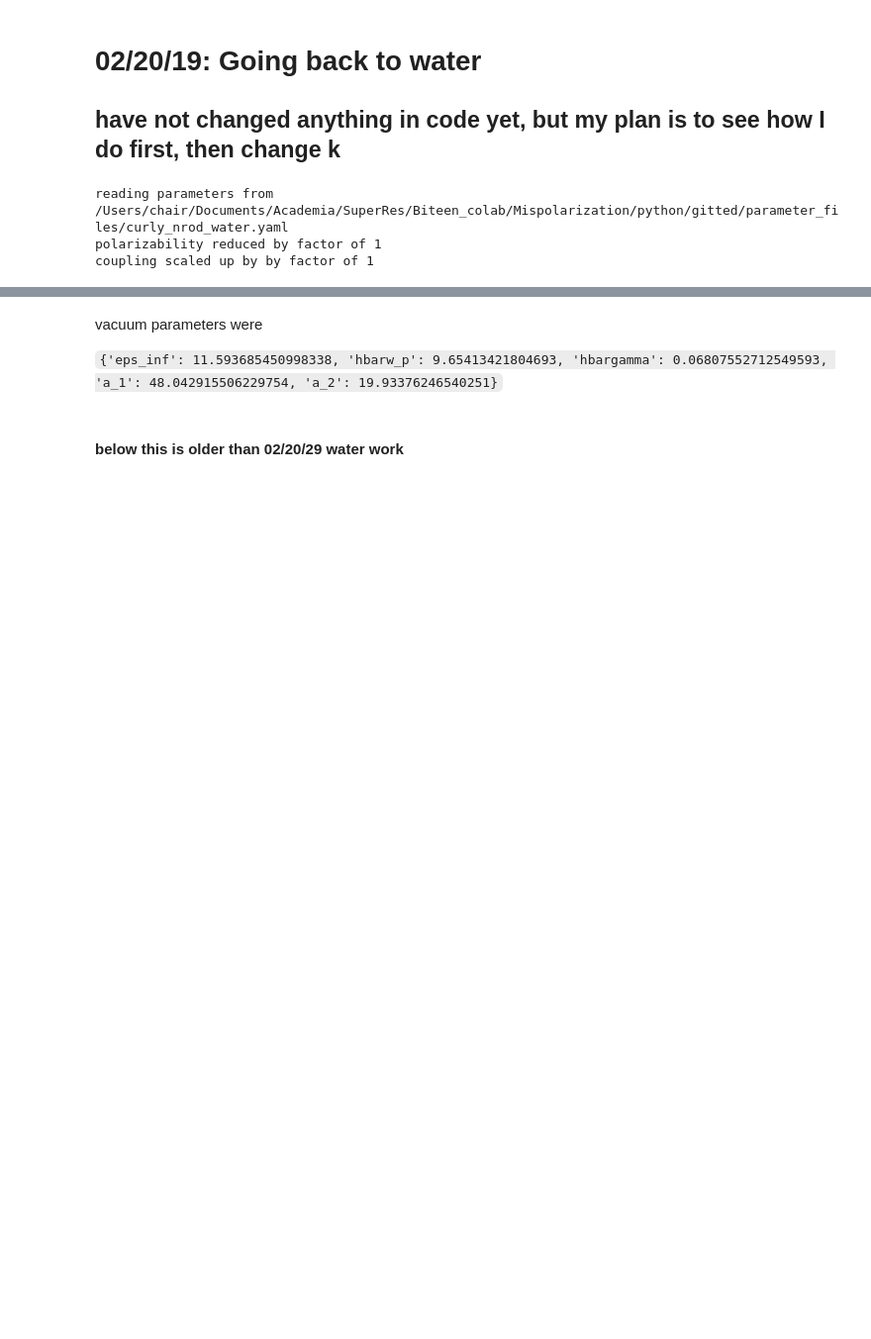
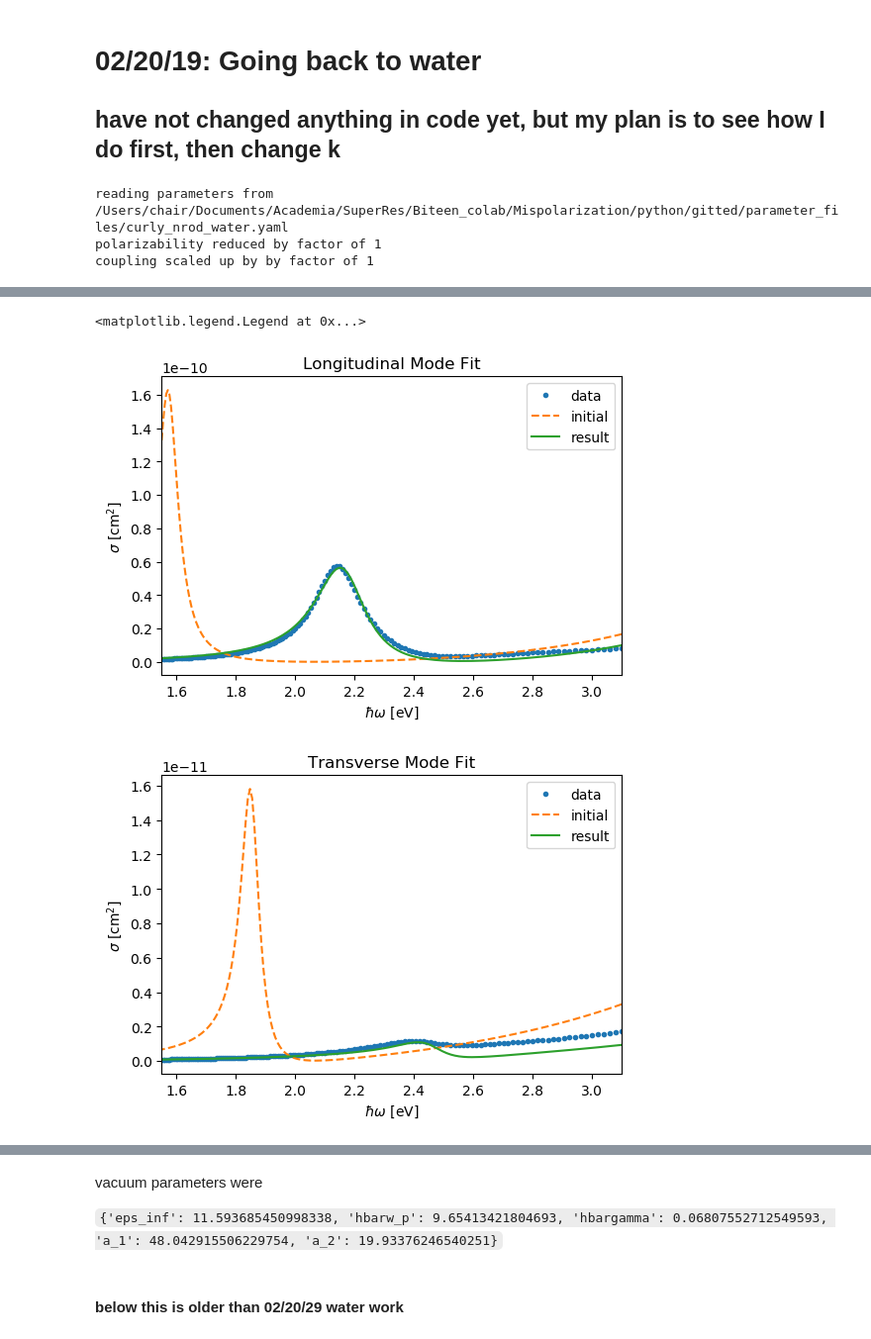
Before and after one commit to HarrisonGoldwyn/mispolarization, a Jupyter notebook: solving_problems/notebooks/fit_ellipsoid_parameters_from_spectra_in_water.ipynb, the cells around one changed output, grey strips where cells are left out. Shown: that part at 99% size. Drawn from its saved outputs; the diff is of its cells as text; code cells hidden in the pictures; blank space fills up the shorter version.

```diff
--- a/solving_problems/notebooks/fit_ellipsoid_parameters_from_spectra_in_water.ipynb
+++ b/solving_problems/notebooks/fit_ellipsoid_parameters_from_spectra_in_water.ipynb
@@ -106,0 +208,24 @@ result=opt.least_squares(ret_leastsq_func, params0, ftol=1e-15,xtol=1e-15, gtol=
+# %%
+plt.figure(dpi=100)
+plt.plot(long_hbarws, long_sigma, label='data', ls=' ', marker='.')
+plt.plot(long_hbarws, ret_fit_scat_1(long_hbarws, *ini_guess_both)*1e-10,label='initial', ls='--')
+plt.plot(long_hbarws, ret_fit_scat_1(long_hbarws, *result['x'])*1e-10,label='result', ls='-')
+plt.xlim([np.min(long_hbarws),np.max(trans_hbarws)])
+plt.xlabel(r'$\hbar\omega$ [eV]')
+plt.ylabel(r'$\sigma$ [cm$^2$]')
+plt.title(r'Longitudinal Mode Fit')
+plt.legend()
+
+plt.figure(dpi=100)
+plt.plot(trans_hbarws, trans_sigma, label='data', ls=' ', marker='.')
+plt.plot(trans_hbarws, ret_fit_scat_2(trans_hbarws, *ini_guess_both)*1e-10, label='initial', ls='--')
+plt.plot(trans_hbarws, ret_fit_scat_2(trans_hbarws, *result['x'])*1e-10, label='result', ls='-')
+plt.xlim([np.min(long_hbarws), np.max(trans_hbarws)])
+plt.xlabel(r'$\hbar\omega$ [eV]')
+plt.ylabel(r'$\sigma$ [cm$^2$]')
+plt.title(r'Transverse Mode Fit')
+plt.legend()
+# %% [output]
+<matplotlib.legend.Legend at 0x...>
+[figure, added]
+[figure, added]
```
Also changed, not shown: parts of 12 cells of this notebook, 2 other files.
